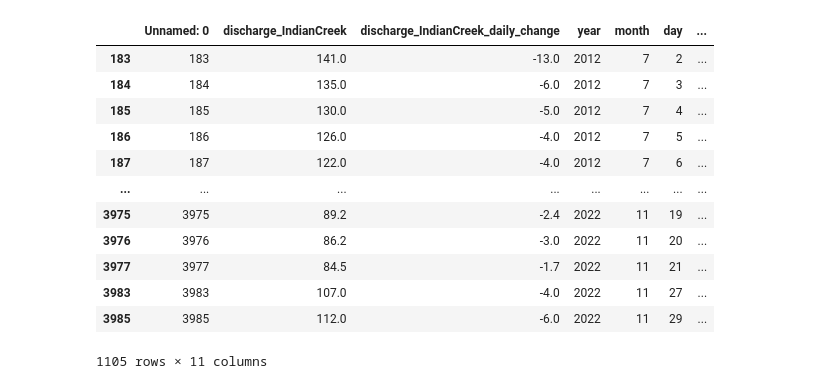
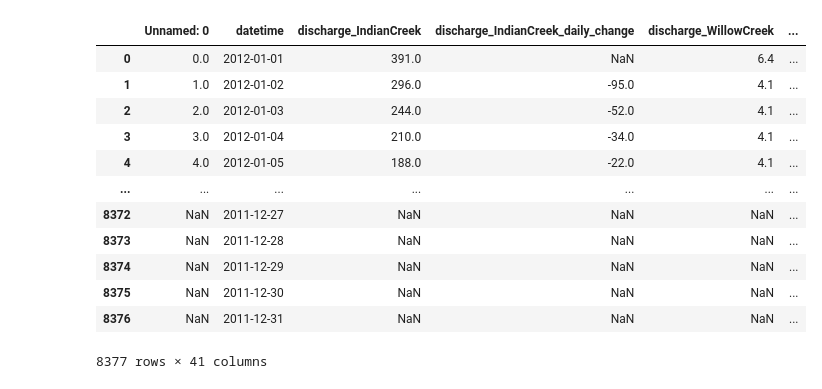
Before and after one commit to UW-GDA/SlaterFireHydrology, a Jupyter notebook: code/Analysis/Linear_Res_Model.ipynb, the cells around one changed output. Saved outputs shown, nothing was run; the diff lists cells and outputs as text; code cells hidden in the pictures.

```diff
--- a/code/Analysis/Linear_Res_Model.ipynb
+++ b/code/Analysis/Linear_Res_Model.ipynb
@@ -19,21 +19,5 @@ fire_year = {'IndianCreek': 2020}
 # %%
 df = pd.read_csv(data_file)
-# %%
-decrease_df
-# %% [output]
-|  | Unnamed: 0 | discharge_IndianCreek | discharge_IndianCreek_daily_change | year | month | day | ... |
-| 183 | 183 | 141.0 | -13.0 | 2012 | 7 | 2 | ... |
-| 184 | 184 | 135.0 | -6.0 | 2012 | 7 | 3 | ... |
-| 185 | 185 | 130.0 | -5.0 | 2012 | 7 | 4 | ... |
-| 186 | 186 | 126.0 | -4.0 | 2012 | 7 | 5 | ... |
-| 187 | 187 | 122.0 | -4.0 | 2012 | 7 | 6 | ... |
-| ... | ... | ... | ... | ... | ... | ... | ... |
-| 3975 | 3975 | 89.2 | -2.4 | 2022 | 11 | 19 | ... |
-| 3976 | 3976 | 86.2 | -3.0 | 2022 | 11 | 20 | ... |
-| 3977 | 3977 | 84.5 | -1.7 | 2022 | 11 | 21 | ... |
-| 3983 | 3983 | 107.0 | -4.0 | 2022 | 11 | 27 | ... |
-| 3985 | 3985 | 112.0 | -6.0 | 2022 | 11 | 29 | ... |
-1105 rows × 11 columns
 # %%
 for river in rivers:
     df['decay_coef_' + river] = df['discharge_'+river]/(df['discharge_'+river] - df['discharge_'+ river + '_daily_change'])
@@ -45,3 +29,19 @@ summer_df = df[(df['month']>6) & (df['month']<12)]
+# %%
+summer_df
+# %% [output]
+|  | Unnamed: 0 | datetime | discharge_IndianCreek | discharge_IndianCreek_daily_change | discharge_WillowCreek | ... |
+| 0 | 0.0 | 2012-01-01 | 391.0 | NaN | 6.4 | ... |
+| 1 | 1.0 | 2012-01-02 | 296.0 | -95.0 | 4.1 | ... |
+| 2 | 2.0 | 2012-01-03 | 244.0 | -52.0 | 4.1 | ... |
+| 3 | 3.0 | 2012-01-04 | 210.0 | -34.0 | 4.1 | ... |
+| 4 | 4.0 | 2012-01-05 | 188.0 | -22.0 | 4.1 | ... |
+| ... | ... | ... | ... | ... | ... | ... |
+| 8372 | NaN | 2011-12-27 | NaN | NaN | NaN | ... |
+| 8373 | NaN | 2011-12-28 | NaN | NaN | NaN | ... |
+| 8374 | NaN | 2011-12-29 | NaN | NaN | NaN | ... |
+| 8375 | NaN | 2011-12-30 | NaN | NaN | NaN | ... |
+| 8376 | NaN | 2011-12-31 | NaN | NaN | NaN | ... |
+8377 rows × 41 columns
 # %%
 for river in rivers:
     decrease_df = summer_df[summer_df['discharge_' + river + '_daily_change'] < 0]
```
Also changed, not shown: parts of 5 cells of this notebook, 10 other files.
